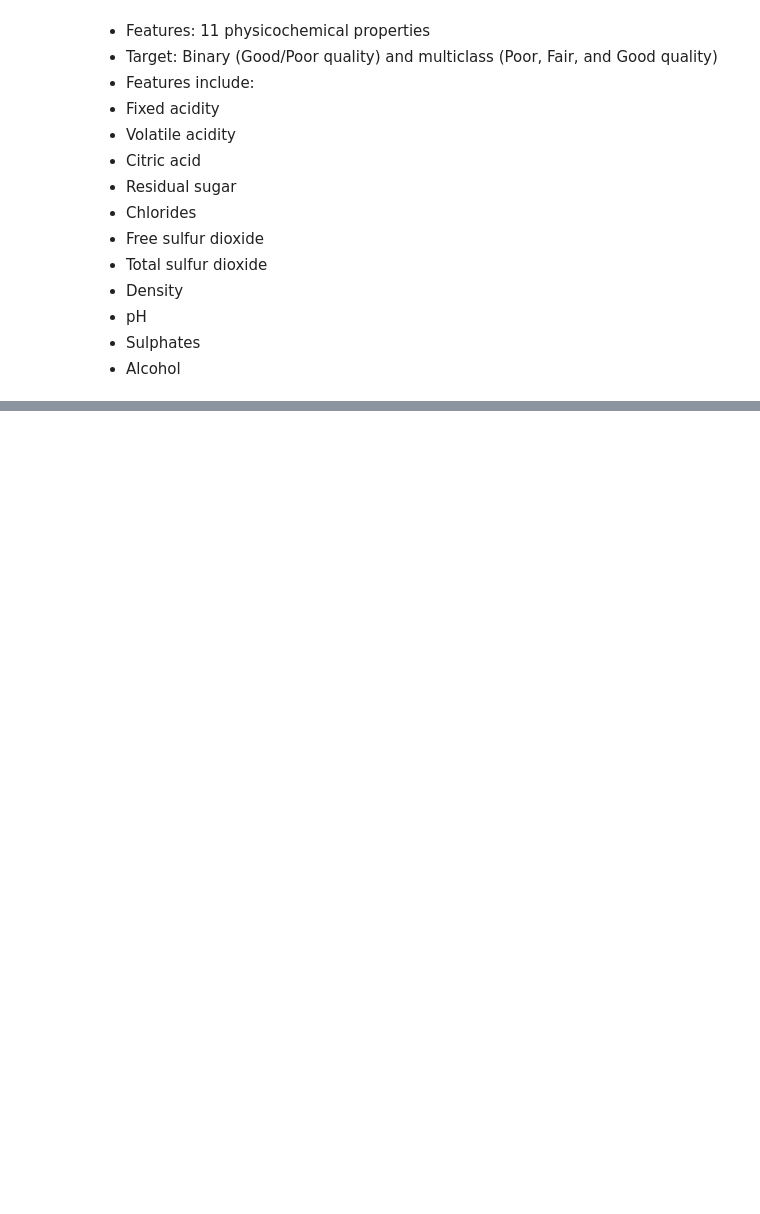
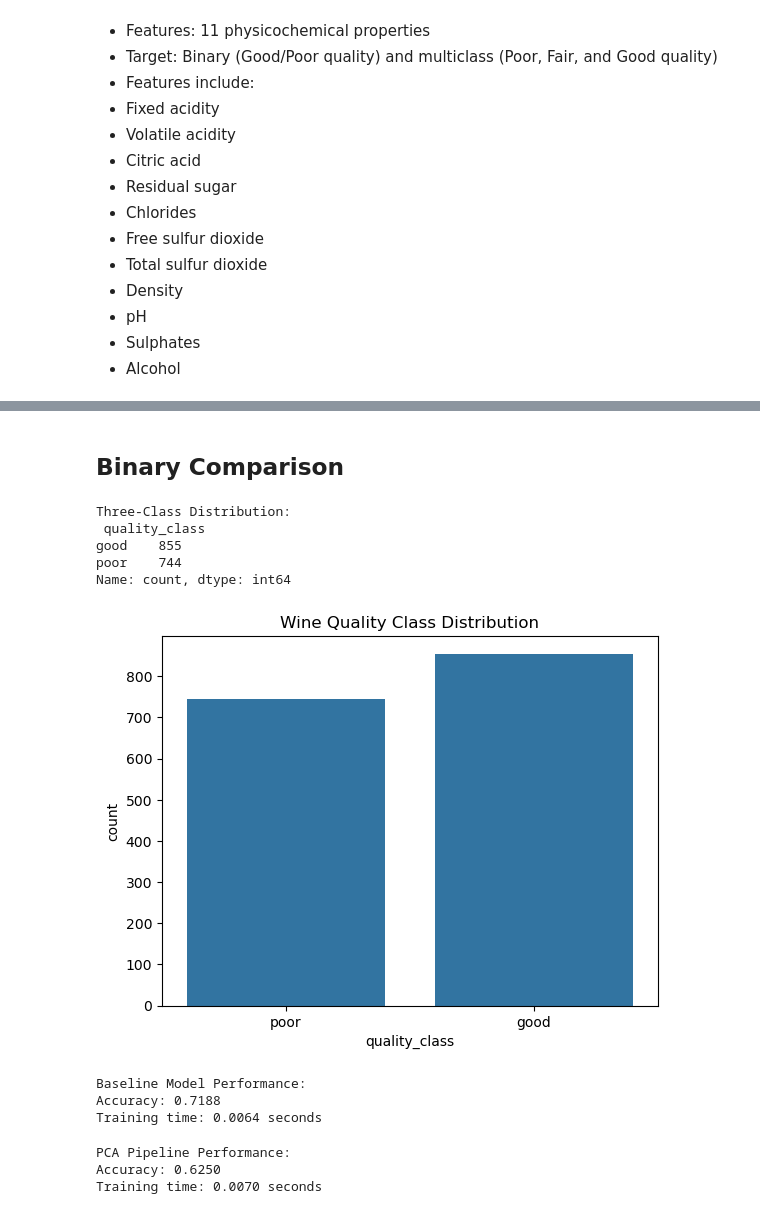
Before and after one commit to AGGE82/Taller-3-ML1, a Jupyter notebook: PCA-example-challenge.ipynb, the cells around one changed output, grey strips where cells are left out. Drawn from its saved outputs; the diff is of its cells as text; code cells hidden in the pictures; blank space fills up the shorter version.

```diff
--- a/PCA-example-challenge.ipynb
+++ b/PCA-example-challenge.ipynb
@@ -152,0 +281,73 @@ plt.show()
+# %% [markdown]
+## Binary Comparison
+# %%
+# Load wine quality dataset
+url = "https://archive.ics.uci.edu/ml/machine-learning-databases/wine-quality/winequality-red.csv"
+df1 = pd.read_csv(url, sep=';')
+
+# Convert quality scores to three classes
+def quality_to_class(quality):
+    if quality <= 5:
+        return 'poor'
+    else:
+        return 'good'
+
+# Add new column with three classes
+df1['quality_class'] = df1['quality'].apply(quality_to_class)
+
+# Show distribution of new classes
+print("Three-Class Distribution:\n", df1['quality_class'].value_counts())
+
+# Visualize class distribution
+plt.figure()
+sns.countplot(data=df1, x='quality_class', order=['poor', 'good'])
+plt.title('Wine Quality Class Distribution')
+plt.show()
+# %% [output]
+Three-Class Distribution:
+ quality_class
+good    855
+poor    744
+Name: count, dtype: int64
+[figure, added]
+# %%
+# Load and prepare the wine dataset
+X = df1.drop(['quality','quality_class'], axis=1)
+y = df1['quality_class']
+
+# 1. Train baseline k-NN model
+X_train, X_test, y_train, y_test = train_test_split(X, y, test_size=0.2, random_state=42, stratify=y)
+
+# Baseline model without PCA
+start_time = time.time()
+baseline_model = KNeighborsClassifier(n_neighbors=3)
+baseline_model.fit(X_train, y_train)
+baseline_pred = baseline_model.predict(X_test)
+baseline_time = time.time() - start_time
+
+print("Baseline Model Performance:")
+print(f"Accuracy: {accuracy_score(y_test, baseline_pred):.4f}")
+print(f"Training time: {baseline_time:.4f} seconds\n")
+# %% [output]
+Baseline Model Performance:
+Accuracy: 0.7188
+Training time: 0.0064 seconds
+# %%
+pca_pipeline = Pipeline([
+    ('scaler', StandardScaler()),
+    ('pca', PCA(n_components=2)),
+    ('knn', KNeighborsClassifier(n_neighbors=3))
+])
+
+start_time = time.time()
+pca_pipeline.fit(X_train, y_train)
+pipeline_pred = pca_pipeline.predict(X_test)
+pipeline_time = time.time() - start_time
+
+print("PCA Pipeline Performance:")
+print(f"Accuracy: {accuracy_score(y_test, pipeline_pred):.4f}")
+print(f"Training time: {pipeline_time:.4f} seconds\n")
+# %% [output]
+PCA Pipeline Performance:
+Accuracy: 0.6250
+Training time: 0.0070 seconds
```
Also changed, not shown: parts of 12 cells of this notebook, 1 other file.
